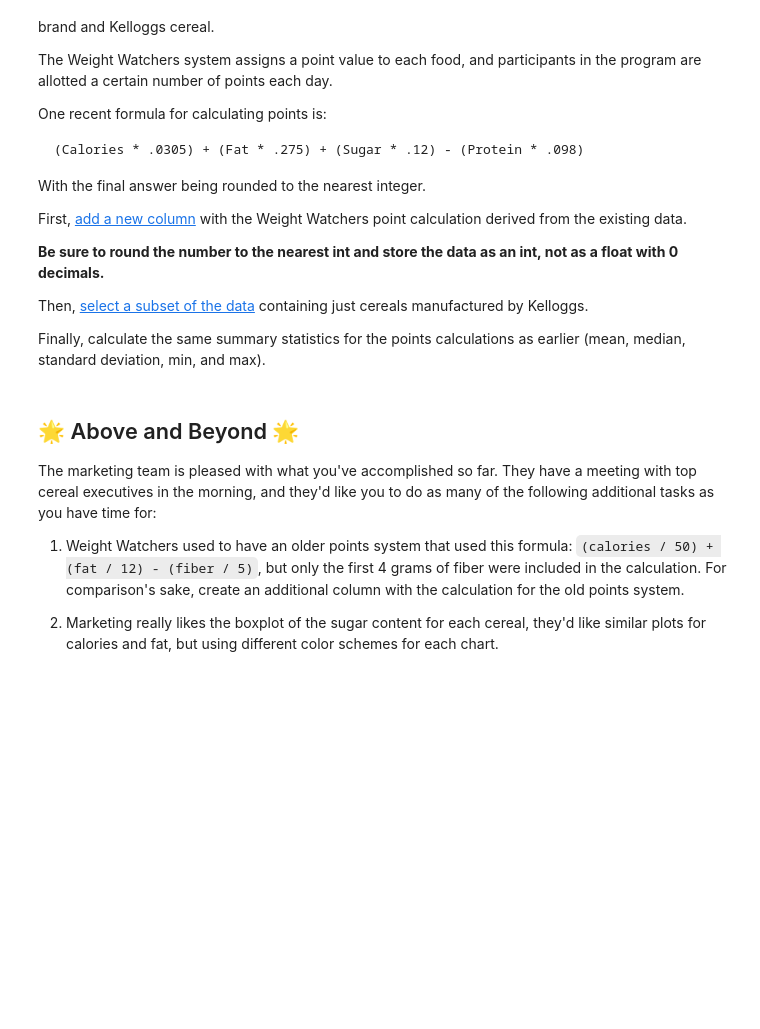
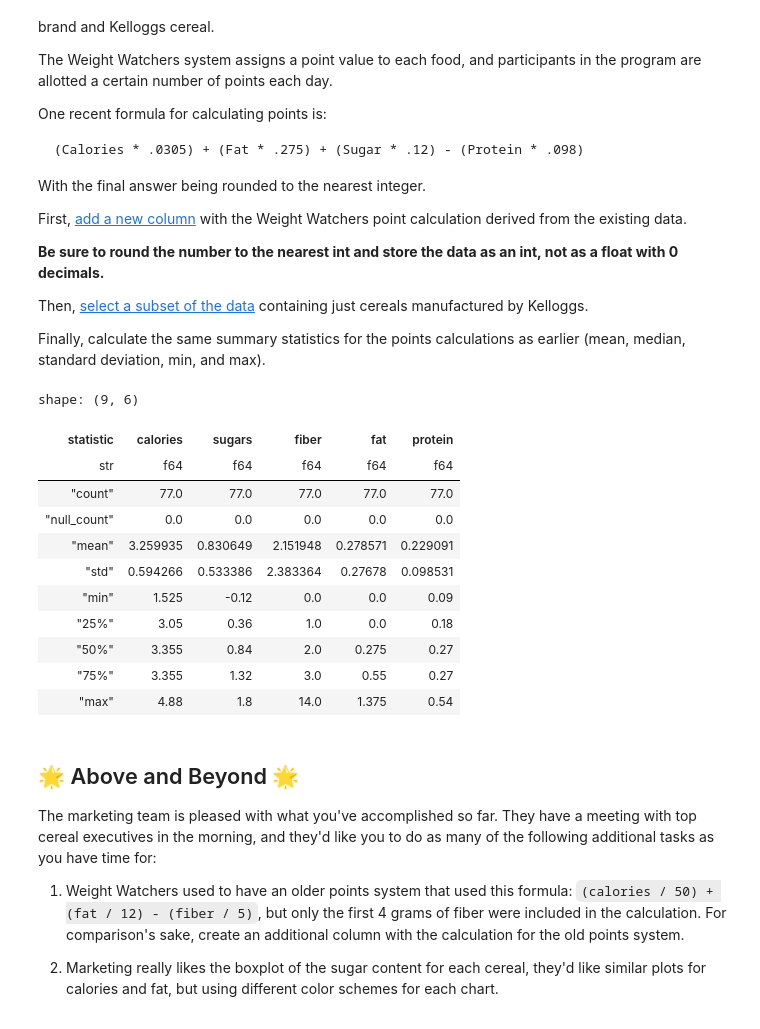
Before and after one commit to HRY-tech/CSE_210, a Jupyter notebook: notebooks/Exploration_02_Polars.ipynb, the cells around one changed output. Drawn from its saved outputs; the diff is of its cells as text; code cells hidden in the pictures; blank space fills up the shorter version.

```diff
--- a/notebooks/Exploration_02_Polars.ipynb
+++ b/notebooks/Exploration_02_Polars.ipynb
@@ -112,6 +174,26 @@ First, [add a new column](https://docs.pola.rs/user-guide/concepts/expressions-a
 Then, [select a subset of the data](https://docs.pola.rs/user-guide/concepts/expressions-and-contexts/#filter) containing just cereals manufactured by Kelloggs.
 
 Finally, calculate the same summary statistics for the points calculations as earlier (mean, median, standard deviation, min, and max).
+# %%
+cal_df = df.with_columns(
+    pl.col("calories") * .0305,
+    pl.col("fat") * .275,
+    pl.col("sugars") * .12,
+    pl.col("protein") * .09)
+cal_df.select(["calories", "sugars", "fiber", "fat", "protein"]).describe()
+# %% [output]
+shape: (9, 6)
+| statistic | calories | sugars | fiber | fat | protein |
+| str | f64 | f64 | f64 | f64 | f64 |
+| "count" | 77.0 | 77.0 | 77.0 | 77.0 | 77.0 |
+| "null_count" | 0.0 | 0.0 | 0.0 | 0.0 | 0.0 |
+| "mean" | 3.259935 | 0.830649 | 2.151948 | 0.278571 | 0.229091 |
+| "std" | 0.594266 | 0.533386 | 2.383364 | 0.27678 | 0.098531 |
+| "min" | 1.525 | -0.12 | 0.0 | 0.0 | 0.09 |
+| "25%" | 3.05 | 0.36 | 1.0 | 0.0 | 0.18 |
+| "50%" | 3.355 | 0.84 | 2.0 | 0.275 | 0.27 |
+| "75%" | 3.355 | 1.32 | 3.0 | 0.55 | 0.27 |
+| "max" | 4.88 | 1.8 | 14.0 | 1.375 | 0.54 |
 # %% [markdown]
 ## 🌟 Above and Beyond 🌟
 
```
Also changed, not shown: parts of 9 cells of this notebook.
